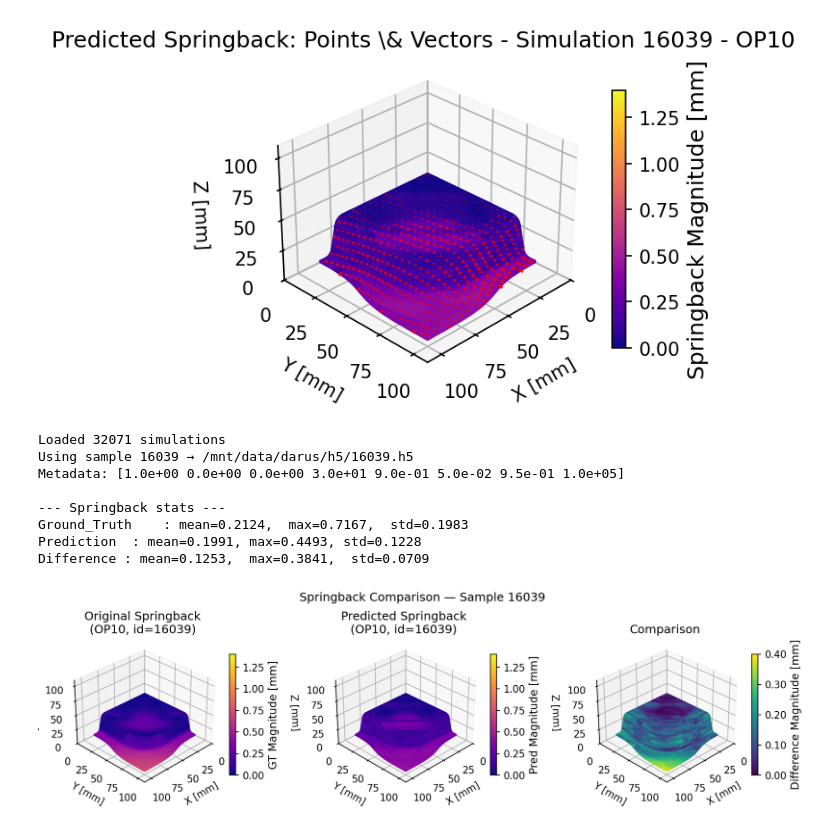
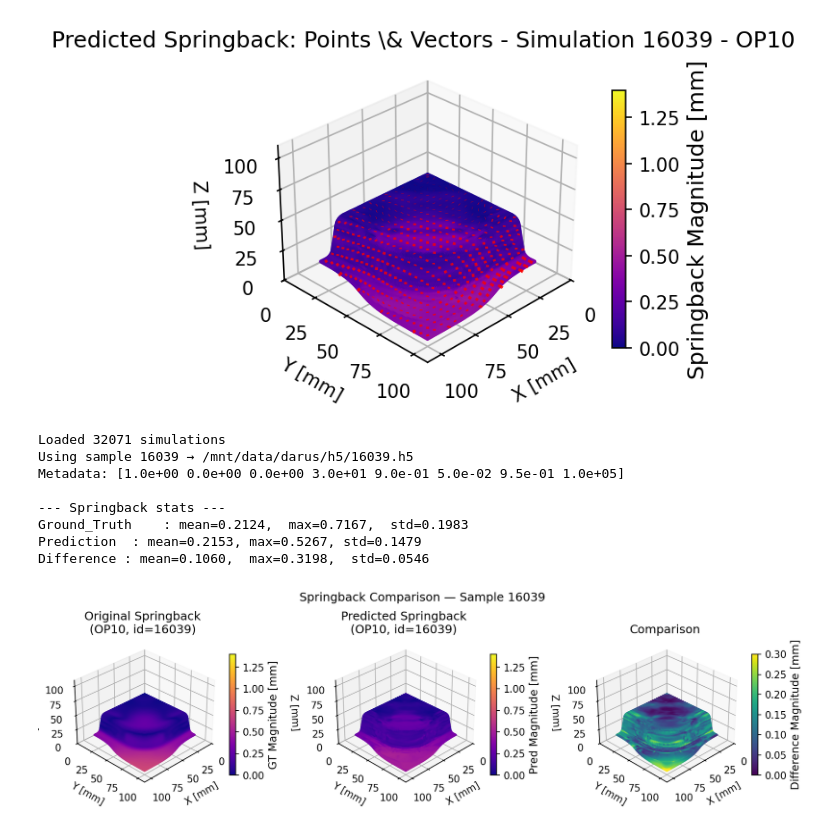
Before and after one commit to Jiang241023/research_project, a Jupyter notebook: hybrid_approach/feature_extraction/feature_display_pointcloud.ipynb, the cells around one changed output. Cells and saved outputs as stored; diff of their text form; code cells hidden in the pictures.

```diff
--- a/hybrid_approach/feature_extraction/feature_display_pointcloud.ipynb
+++ b/hybrid_approach/feature_extraction/feature_display_pointcloud.ipynb
@@ -317,7 +317,7 @@ from utils_DDACS import extract_mesh, extract_point_springback
 OPERATION   = 10
 TIMESTEP    = 2
 sample_id   = "16039"
-pred_dir    = "/home/RUS_CIP/st186731/Grit/GRIT/results/ddacs-node-regression/preds_new/"
+pred_dir    = "/home/RUS_CIP/st186731/research_project/hybrid_approach/grit_like/results/ddacs-node-regression/preds_new"
 data_root   = "/mnt/data/jiang"
 data_dir    = Path("/mnt/data/darus/")
 
@@ -391,7 +391,7 @@ global_springback_min = 0.0
 global_springback_max = 1.4
 norm = Normalize(vmin=global_springback_min, vmax=global_springback_max)
 global_springback_min_difference = 0.0
-global_springback_max_difference = 0.4
+global_springback_max_difference = 0.3
 norm_difference = Normalize(vmin=global_springback_min_difference, vmax=global_springback_max_difference)
 
 
@@ -410,33 +410,33 @@ ax1.set_xlabel("X [mm]"); ax1.set_ylabel("Y [mm]"); ax1.set_zlabel("Z [mm]")
 # Figure 2: Pred magnitude
 ax2 = fig.add_subplot(132, projection="3d")
 col2  = plt.cm.plasma(norm(mag_pred))
 p2 = ax2.scatter(coords_plot[:,0], coords_plot[:,1], coords_plot[:,2], c=col2, s=1, alpha=0.9)
 add_colorbar(fig, ax2, plt.cm.ScalarMappable(cmap="plasma", norm=norm), "Pred Magnitude [mm]")
 ax2.set_title(f"Predicted Springback\n(OP{OPERATION}, id={sim_id})")
 ax2.set_xlim(AXIS_LIMITS); ax2.set_ylim(AXIS_LIMITS); ax2.set_zlim(AXIS_LIMITS)
 ax2.view_init(VIEW_ELEVATION, VIEW_AZIMUTH)
 ax2.set_xlabel("X [mm]"); ax2.set_ylabel("Y [mm]"); ax2.set_zlabel("Z [mm]")
 
 # Figure 3: Difference magnitude ||pred - gt||
 ax3 = fig.add_subplot(133, projection="3d")
 col3  = plt.cm.viridis(norm_difference(difference_mag))
 p3 = ax3.scatter(coords_plot[:,0], coords_plot[:,1], coords_plot[:,2], c=col3, s=1, alpha=0.95)
 add_colorbar(fig, ax3, plt.cm.ScalarMappable(cmap="viridis", norm=norm_difference), "Difference Magnitude [mm]")
 ax3.set_title("Comparison")
 ax3.set_xlim(AXIS_LIMITS); ax3.set_ylim(AXIS_LIMITS); ax3.set_zlim(AXIS_LIMITS)
 ax3.view_init(VIEW_ELEVATION, VIEW_AZIMUTH)
 ax3.set_xlabel("X [mm]"); ax3.set_ylabel("Y [mm]"); ax3.set_zlabel("Z [mm]")
 
 plt.suptitle(f"Springback Comparison — Sample {sim_id}", y=0.98, fontsize=12)
 plt.tight_layout()
 plt.show()
 # %% [output]
 Loaded 32071 simulations
 Using sample 16039 → /mnt/data/darus/h5/16039.h5
 Metadata: [1.0e+00 0.0e+00 0.0e+00 3.0e+01 9.0e-01 5.0e-02 9.5e-01 1.0e+05]
 
 --- Springback stats ---
 Ground_Truth    : mean=0.2124,  max=0.7167,  std=0.1983
-Prediction  : mean=0.1991, max=0.4493, std=0.1228
-Difference : mean=0.1253,  max=0.3841,  std=0.0709
+Prediction  : mean=0.2153, max=0.5267, std=0.1479
+Difference : mean=0.1060,  max=0.3198,  std=0.0546
-[figure, old version]
+[figure, new version]
```
Also changed, not shown: 3 other files.
